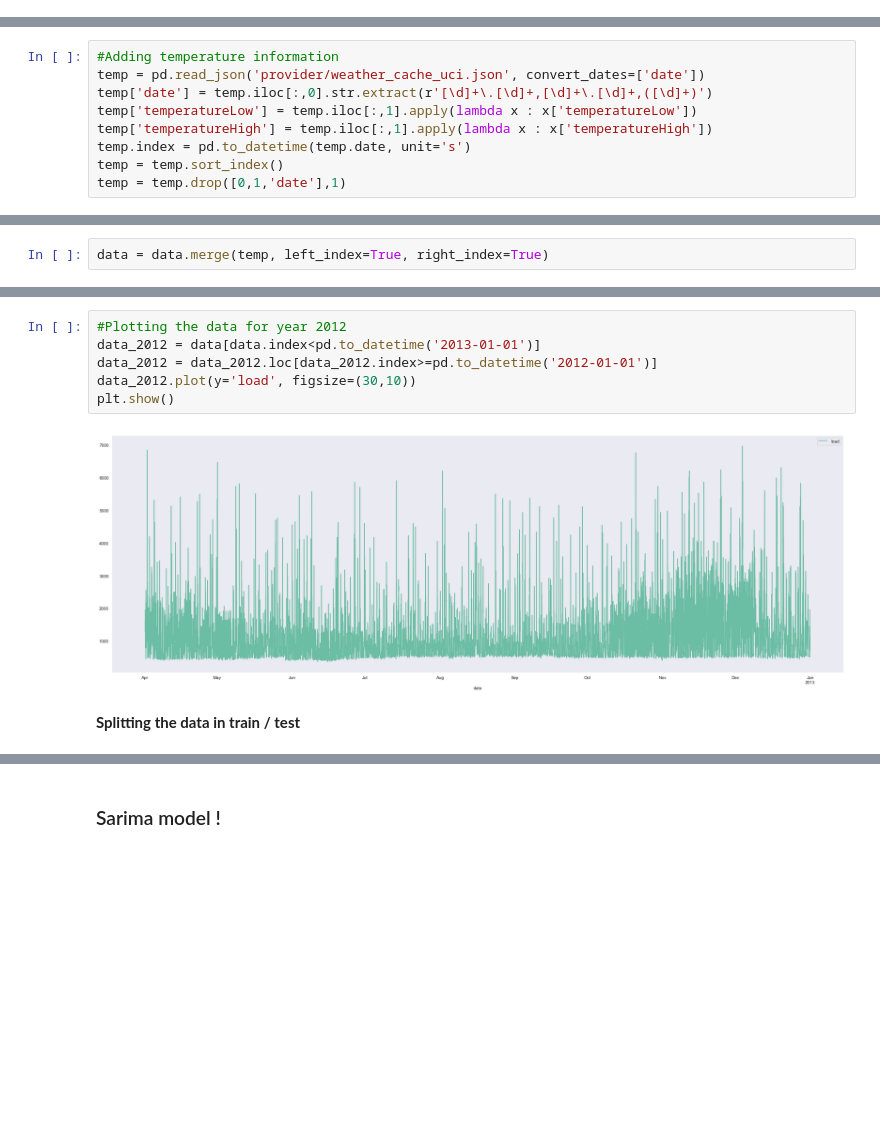
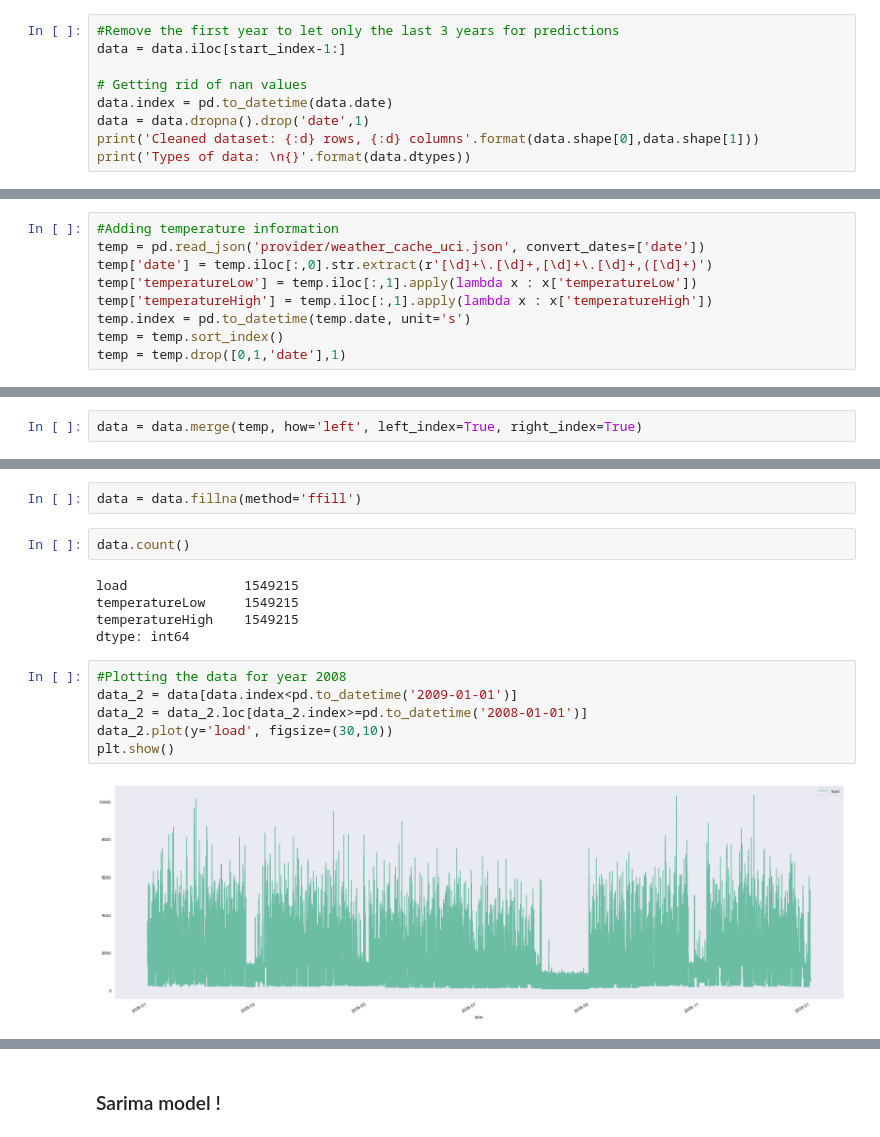
Before and after one commit to craft-ai/craft-ai-kit-energy, a Jupyter notebook: benchmark/uci_benchmark_prep.ipynb, the cells around one changed output, grey strips where cells are left out. Saved outputs shown, nothing was run; the diff lists cells and outputs as text; blank space fills up the shorter version.

```diff
--- a/benchmark/uci_benchmark_prep.ipynb
+++ b/benchmark/uci_benchmark_prep.ipynb
@@ -99,0 +95,9 @@ df[df['date'] < pd.to_datetime('2009-11-26 21:02:00')].tail()
+# %%
+#Remove the first year to let only the last 3 years for predictions
+data = data.iloc[start_index-1:]
+
+# Getting rid of nan values
+data.index = pd.to_datetime(data.date)
+data = data.dropna().drop('date',1)
+print('Cleaned dataset: {:d} rows, {:d} columns'.format(data.shape[0],data.shape[1]))
+print('Types of data: \n{}'.format(data.dtypes))
@@ -141,5 +137,3 @@ False
-# %%
-data = data.merge(temp, left_index=True, right_index=True)
 # %%
 data.head()
 # %% [output]
@@ -152,0 +157,2 @@ data.head()
+# %%
+data = data.merge(temp, how='left', left_index=True, right_index=True)
@@ -153,10 +176,17 @@ data.head()
+# %%
+data = data.fillna(method='ffill')
+# %%
+data.count()
+# %% [output]
+load               1549215
+temperatureLow     1549215
+temperatureHigh    1549215
+dtype: int64
 # %%
-#Plotting the data for year 2012
-data_2012 = data[data.index<pd.to_datetime('2013-01-01')]
-data_2012 = data_2012.loc[data_2012.index>=pd.to_datetime('2012-01-01')]
-data_2012.plot(y='load', figsize=(30,10))
+#Plotting the data for year 2008
+data_2 = data[data.index<pd.to_datetime('2009-01-01')]
+data_2 = data_2.loc[data_2.index>=pd.to_datetime('2008-01-01')]
+data_2.plot(y='load', figsize=(30,10))
 plt.show()
 # %% [output]
-[figure, old version]
+[figure, new version]
-# %% [markdown]
-**Splitting the data in train / test**
```
Also changed, not shown: parts of 84 cells of this notebook, 1 other file.
